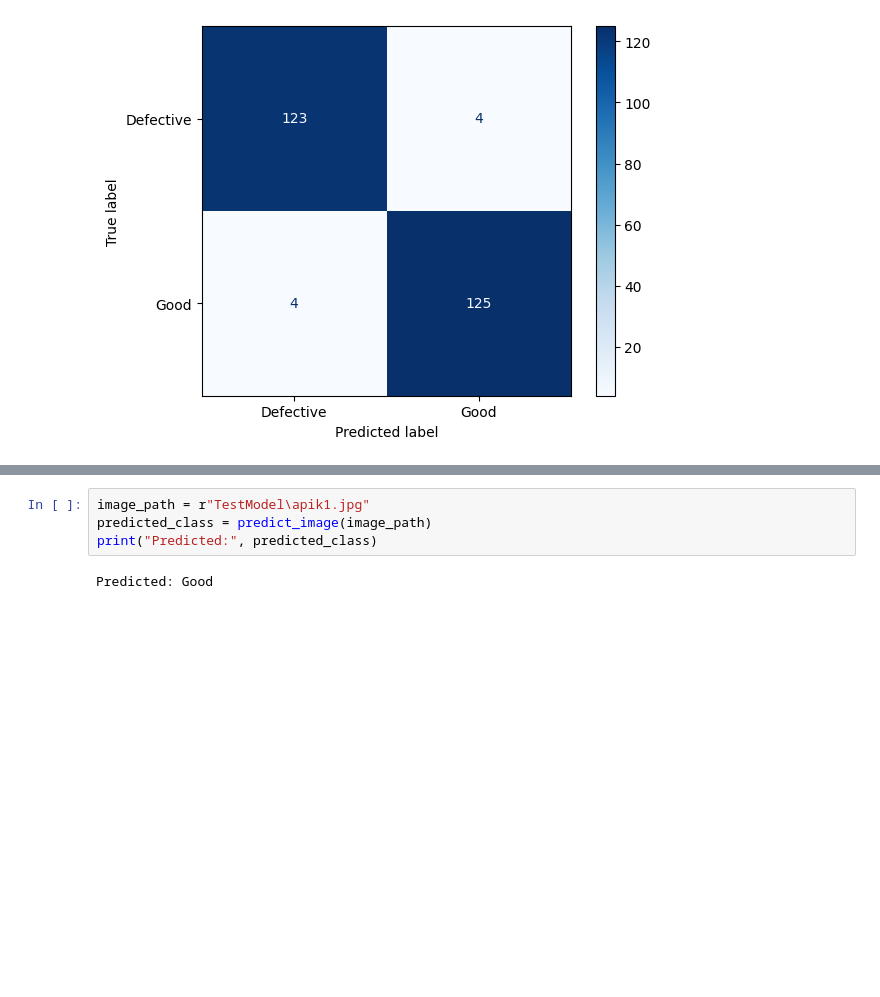
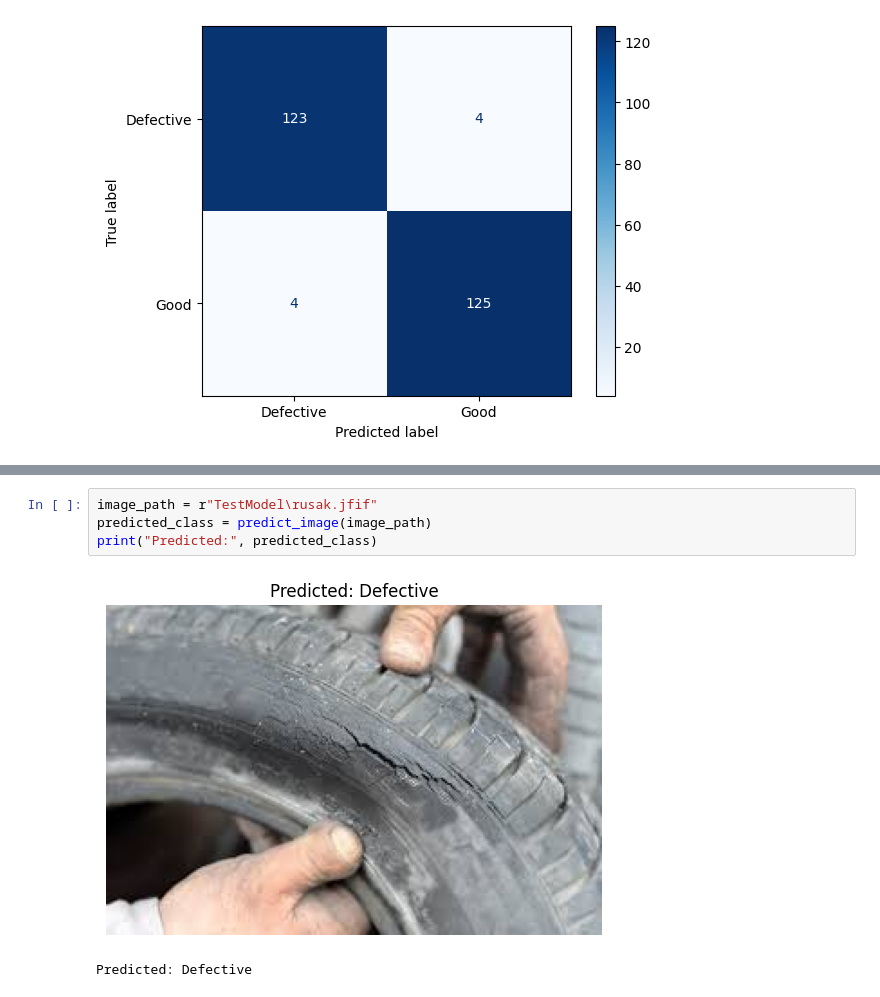
Before and after one commit to christoperBar/TyreClassification-Notebook, a Jupyter notebook: Classification1-Efficientnet7.ipynb, the cells around one changed output, grey strips where cells are left out. Drawn from its saved outputs; the diff is of its cells as text; blank space fills up the shorter version.

```diff
--- a/Classification1-Efficientnet7.ipynb
+++ b/Classification1-Efficientnet7.ipynb
@@ -340,8 +405,9 @@ print("Predicted:", predicted_class)
 Predicted: Defective
 # %%
-image_path = r"TestModel\apik1.jpg"
+image_path = r"TestModel\rusak.jfif"
 predicted_class = predict_image(image_path)
 print("Predicted:", predicted_class)
 # %% [output]
+[figure, added]
-Predicted: Good
+Predicted: Defective
 # %%
```
Also changed, not shown: parts of 9 cells of this notebook, 1 other file.
